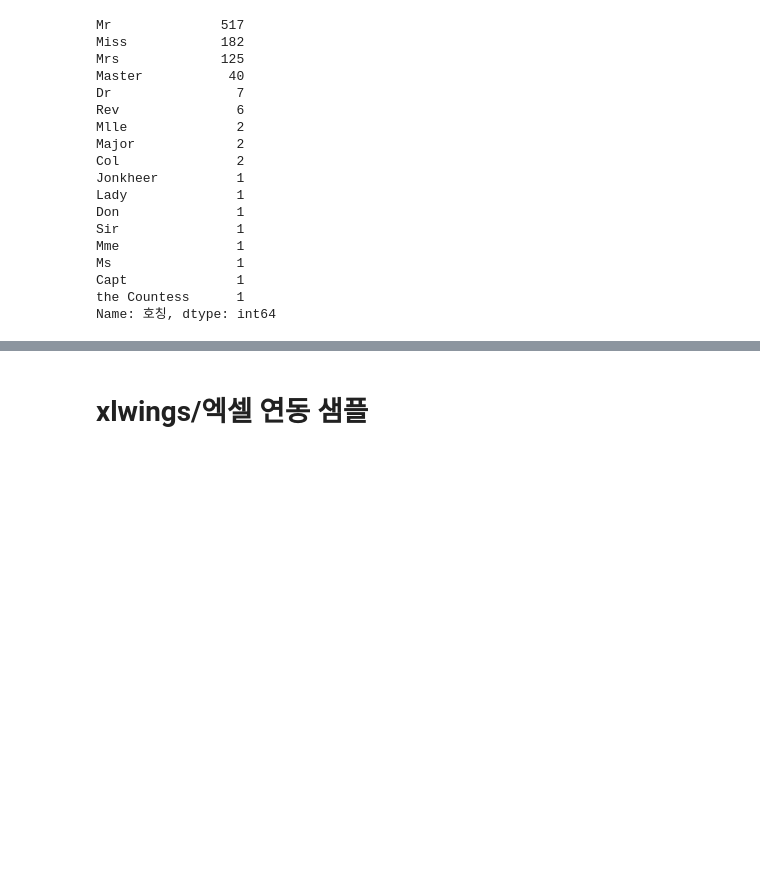
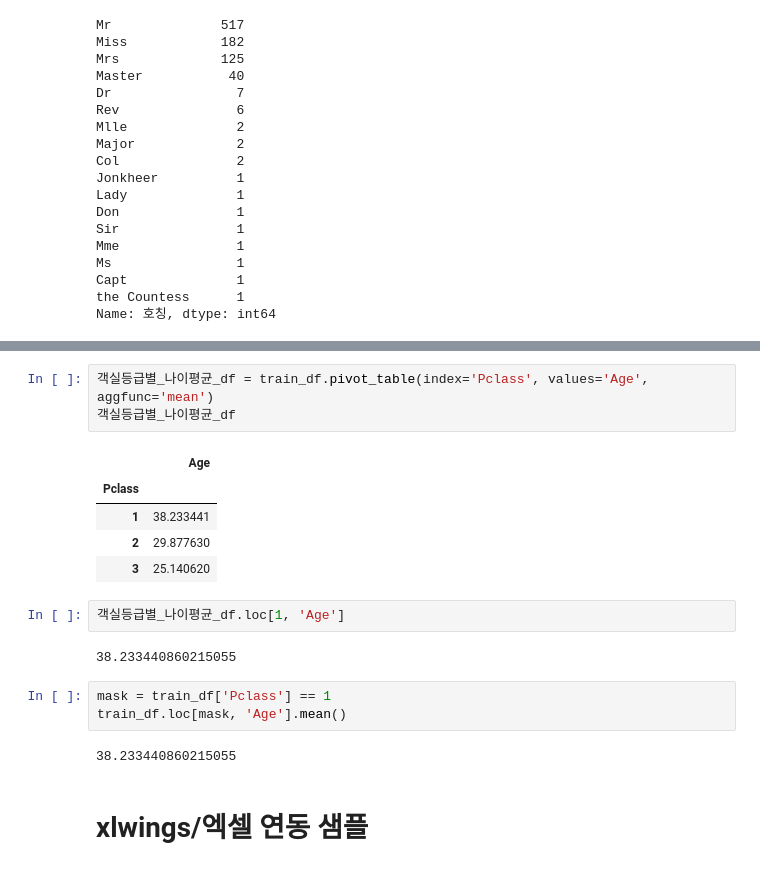
Before and after one commit to allieus/demo-ls-python-201905, a Jupyter notebook: Python Day 2.ipynb, the cells around one changed output, grey strips where cells are left out. Drawn from its saved outputs; the diff is of its cells as text; blank space fills up the shorter version.

```diff
--- a/Python Day 2.ipynb
+++ b/Python Day 2.ipynb
@@ -838,3 +947,21 @@ Name: 호칭, dtype: int64
+# %%
+객실등급별_나이평균_df = train_df.pivot_table(index='Pclass', values='Age', aggfunc='mean')
+객실등급별_나이평균_df
+# %% [output]
+|  | Age |
+| Pclass |  |
+| 1 | 38.233441 |
+| 2 | 29.877630 |
+| 3 | 25.140620 |
+# %%
+객실등급별_나이평균_df.loc[1, 'Age']
+# %% [output]
+38.233440860215055
+# %%
+mask = train_df['Pclass'] == 1
+train_df.loc[mask, 'Age'].mean()
+# %% [output]
+38.233440860215055
 # %% [markdown]
 # xlwings/엑셀 연동 샘플
 # %%
```
Also changed, not shown: parts of 14 cells of this notebook.
